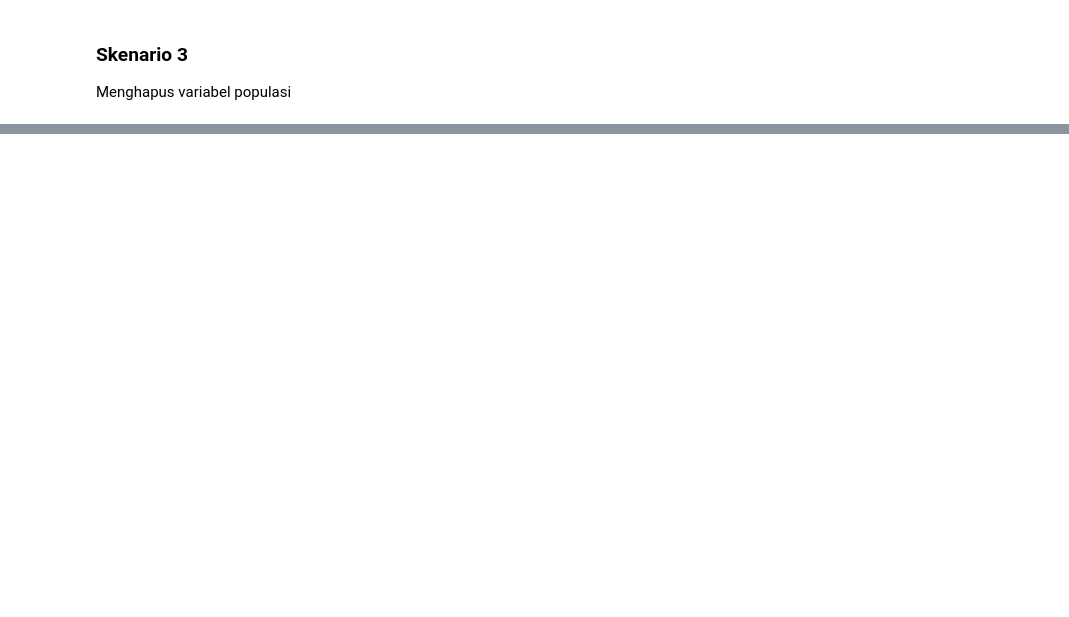
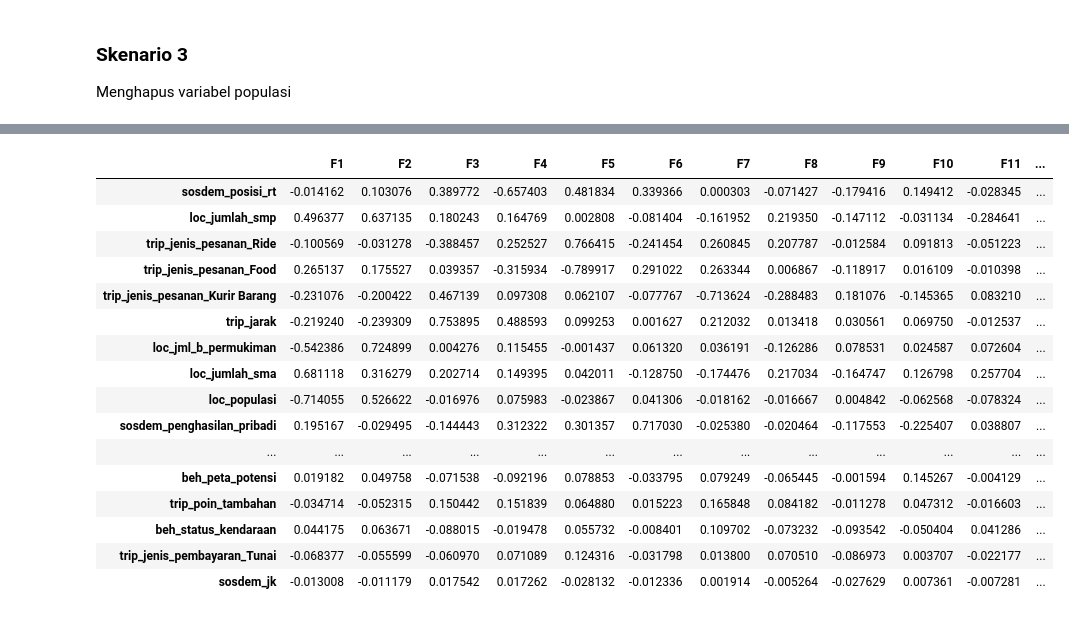
Before and after one commit to azwanazamuddin/location-choice-model, a Jupyter notebook: notebooks/pca_features.ipynb, the cells around one changed output, grey strips where cells are left out. Cells and saved outputs as stored; diff of their text form; code cells hidden in the pictures; blank space fills up the shorter version.

```diff
--- a/notebooks/pca_features.ipynb
+++ b/notebooks/pca_features.ipynb
@@ -182,0 +292,2 @@ Ternyata sama saja......
+# %%
+factor_loadings_output, ss_loadings_df, proportion_var_df, cumulative_var_df = perform_factor_analysis(test1, 15)
@@ -182,0 +314,20 @@ Ternyata sama saja......
+# %%
+factor_loadings_output
+# %% [output]
+|  | F1 | F2 | F3 | F4 | F5 | F6 | F7 | F8 | F9 | F10 | F11 | ... |
+| sosdem_posisi_rt | -0.014162 | 0.103076 | 0.389772 | -0.657403 | 0.481834 | 0.339366 | 0.000303 | -0.071427 | -0.179416 | 0.149412 | -0.028345 | ... |
+| loc_jumlah_smp | 0.496377 | 0.637135 | 0.180243 | 0.164769 | 0.002808 | -0.081404 | -0.161952 | 0.219350 | -0.147112 | -0.031134 | -0.284641 | ... |
+| trip_jenis_pesanan_Ride | -0.100569 | -0.031278 | -0.388457 | 0.252527 | 0.766415 | -0.241454 | 0.260845 | 0.207787 | -0.012584 | 0.091813 | -0.051223 | ... |
+| trip_jenis_pesanan_Food | 0.265137 | 0.175527 | 0.039357 | -0.315934 | -0.789917 | 0.291022 | 0.263344 | 0.006867 | -0.118917 | 0.016109 | -0.010398 | ... |
+| trip_jenis_pesanan_Kurir Barang | -0.231076 | -0.200422 | 0.467139 | 0.097308 | 0.062107 | -0.077767 | -0.713624 | -0.288483 | 0.181076 | -0.145365 | 0.083210 | ... |
+| trip_jarak | -0.219240 | -0.239309 | 0.753895 | 0.488593 | 0.099253 | 0.001627 | 0.212032 | 0.013418 | 0.030561 | 0.069750 | -0.012537 | ... |
+| loc_jml_b_permukiman | -0.542386 | 0.724899 | 0.004276 | 0.115455 | -0.001437 | 0.061320 | 0.036191 | -0.126286 | 0.078531 | 0.024587 | 0.072604 | ... |
+| loc_jumlah_sma | 0.681118 | 0.316279 | 0.202714 | 0.149395 | 0.042011 | -0.128750 | -0.174476 | 0.217034 | -0.164747 | 0.126798 | 0.257704 | ... |
+| loc_populasi | -0.714055 | 0.526622 | -0.016976 | 0.075983 | -0.023867 | 0.041306 | -0.018162 | -0.016667 | 0.004842 | -0.062568 | -0.078324 | ... |
+| sosdem_penghasilan_pribadi | 0.195167 | -0.029495 | -0.144443 | 0.312322 | 0.301357 | 0.717030 | -0.025380 | -0.020464 | -0.117553 | -0.225407 | 0.038807 | ... |
+| ... | ... | ... | ... | ... | ... | ... | ... | ... | ... | ... | ... | ... |
+| beh_peta_potensi | 0.019182 | 0.049758 | -0.071538 | -0.092196 | 0.078853 | -0.033795 | 0.079249 | -0.065445 | -0.001594 | 0.145267 | -0.004129 | ... |
+| trip_poin_tambahan | -0.034714 | -0.052315 | 0.150442 | 0.151839 | 0.064880 | 0.015223 | 0.165848 | 0.084182 | -0.011278 | 0.047312 | -0.016603 | ... |
+| beh_status_kendaraan | 0.044175 | 0.063671 | -0.088015 | -0.019478 | 0.055732 | -0.008401 | 0.109702 | -0.073232 | -0.093542 | -0.050404 | 0.041286 | ... |
+| trip_jenis_pembayaran_Tunai | -0.068377 | -0.055599 | -0.060970 | 0.071089 | 0.124316 | -0.031798 | 0.013800 | 0.070510 | -0.086973 | 0.003707 | -0.022177 | ... |
+| sosdem_jk | -0.013008 | -0.011179 | 0.017542 | 0.017262 | -0.028132 | -0.012336 | 0.001914 | -0.005264 | -0.027629 | 0.007361 | -0.007281 | ... |
```
Also changed, not shown: parts of 21 cells of this notebook.
